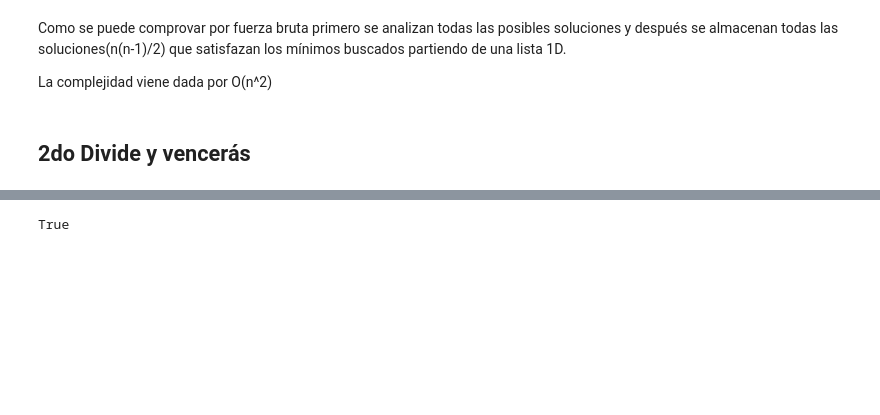
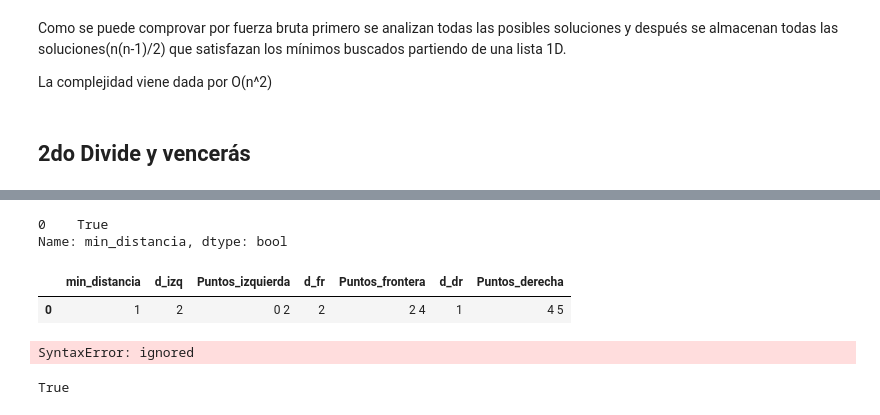
Before and after one commit to DanielAguileraGarcia1991/03MAIR---Algoritmos-de-Optimizacion---2019, a Jupyter notebook: Daniel_Aguilera_Garcia_AG1.ipynb, the cells around one changed output, grey strips where cells are left out. Drawn from its saved outputs; the diff is of its cells as text; code cells hidden in the pictures; blank space fills up the shorter version.

```diff
--- a/Daniel_Aguilera_Garcia_AG1.ipynb
+++ b/Daniel_Aguilera_Garcia_AG1.ipynb
@@ -411,3 +444,17 @@ divide_y_venceras(np.sort(lista),lista[0],lista[-1])
+# %%
+a['min_distancia'] == min(a['min_distancia'])
+# %% [output]
+0    True
+Name: min_distancia, dtype: bool
+# %%
+a[a['min_distancia'] == min(a['min_distancia'])]
+# %% [output]
+|  | min_distancia | d_izq | Puntos_izquierda | d_fr | Puntos_frontera | d_dr | Puntos_derecha |
+| 0 | 1 | 2 | 0 2 | 2 | 2 4 | 1 | 4 5 |
+# %%
+a['min_distancia']==1.index()
+# %% [output]
+SyntaxError: ignored
 # %%
 numero_de_puntos_rango(lista,0,7.5,3.75)
 # %% [output]
```
Also changed, not shown: parts of 8 cells of this notebook.
